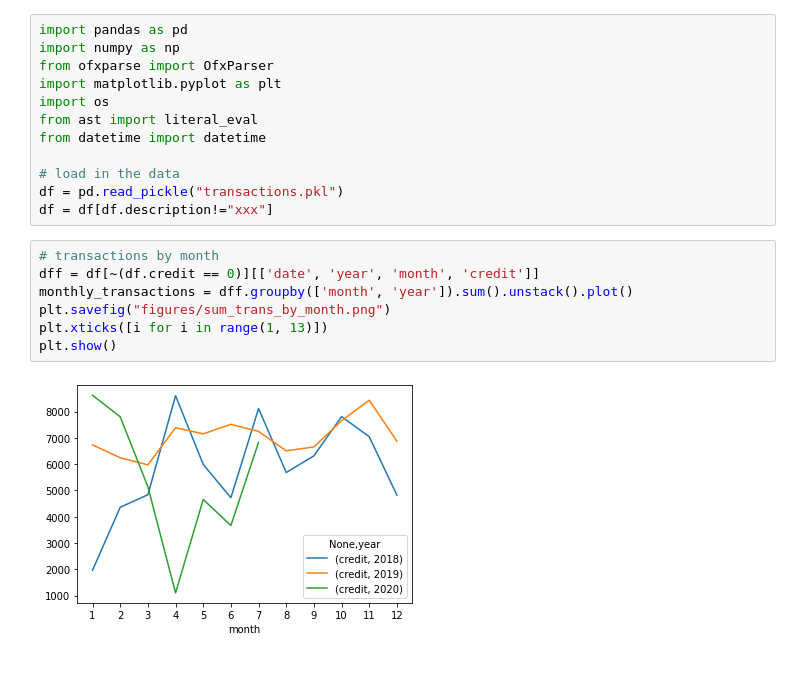
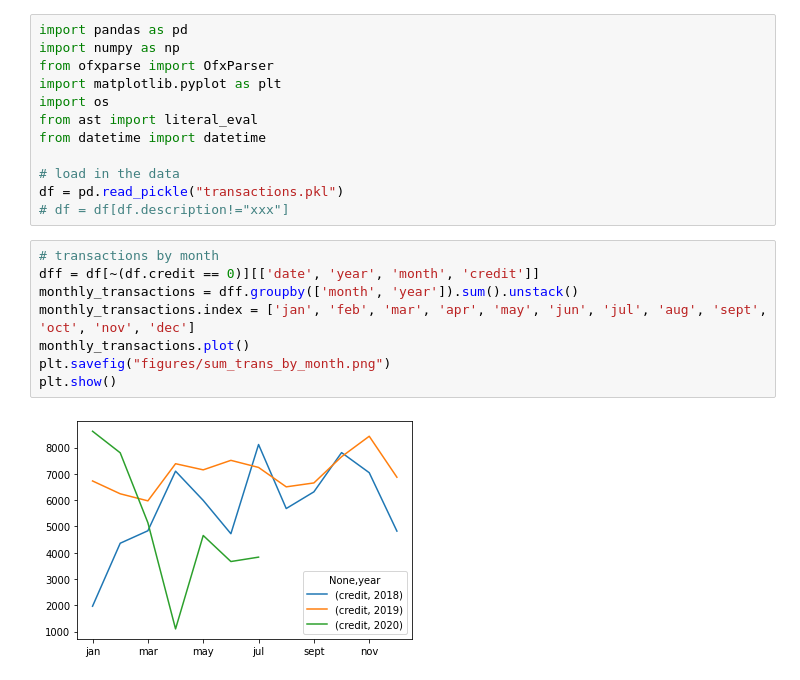
Before and after one commit to DanielFarahani/covid_business_impact, a Jupyter notebook: analysis.ipynb, the cells around one changed output. Saved outputs shown, nothing was run; the diff lists cells and outputs as text.

```diff
--- a/analysis.ipynb
+++ b/analysis.ipynb
@@ -9,16 +9,17 @@ from datetime import datetime
 
 # load in the data
 df = pd.read_pickle("transactions.pkl")
-df = df[df.description!="xxx"]
+# df = df[df.description!="xxx"]
 # %%
 # transactions by month
 dff = df[~(df.credit == 0)][['date', 'year', 'month', 'credit']]
-monthly_transactions = dff.groupby(['month', 'year']).sum().unstack().plot()
+monthly_transactions = dff.groupby(['month', 'year']).sum().unstack()
+monthly_transactions.index = ['jan', 'feb', 'mar', 'apr', 'may', 'jun', 'jul', 'aug', 'sept', 'oct', 'nov', 'dec']
+monthly_transactions.plot()
 plt.savefig("figures/sum_trans_by_month.png")
-plt.xticks([i for i in range(1, 13)])
 plt.show()
 # %% [output]
-[figure, old version]
+[figure, new version]
 # %%
 # transactions by days
 plt.figure(figsize=(14,8))
```
Also changed, not shown: parts of 3 cells of this notebook, 8 other files.
